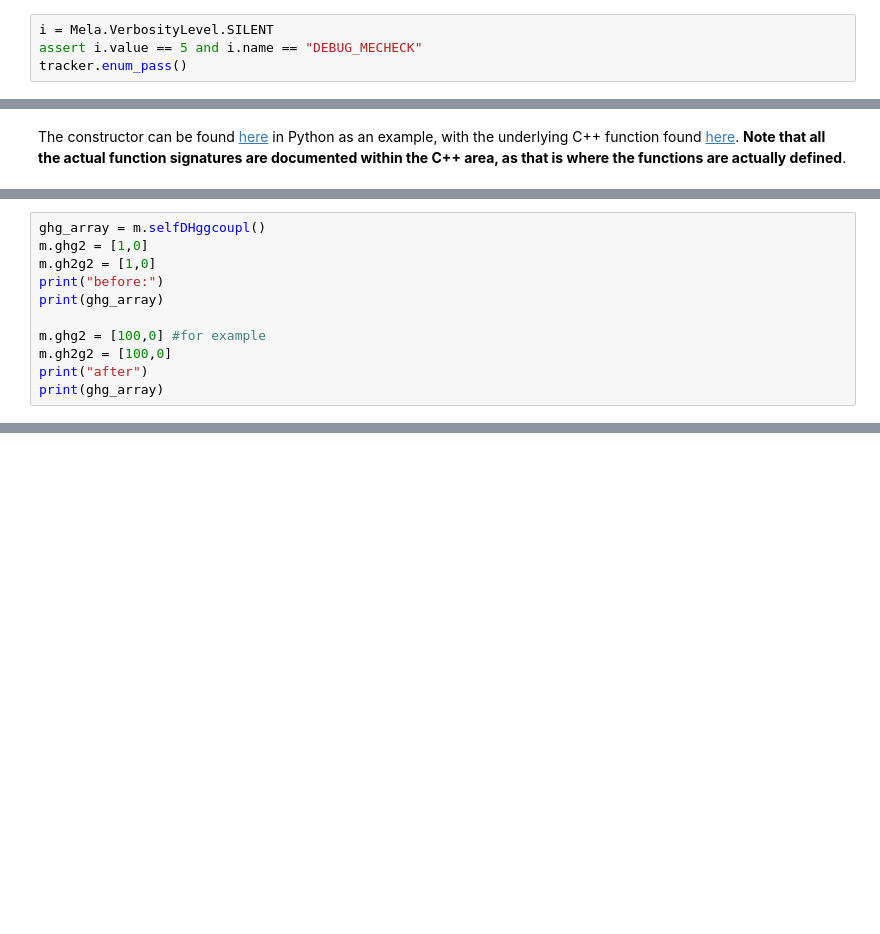
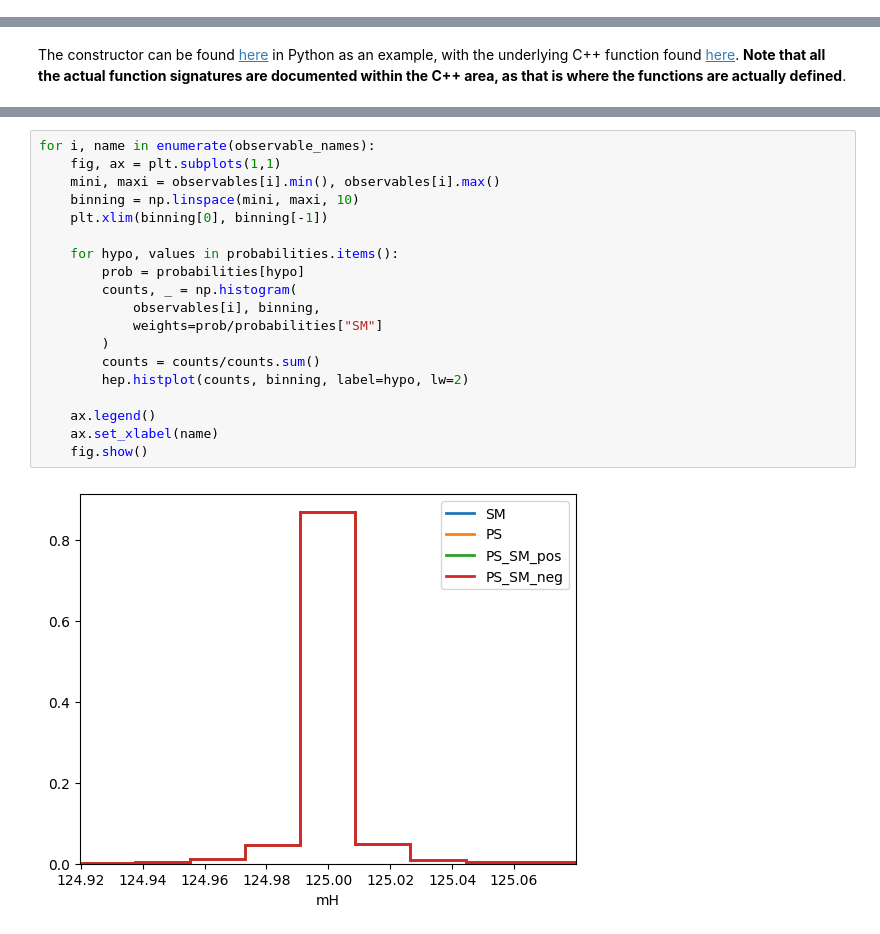
Before and after one commit to FNALLPC/cmseft, a Jupyter notebook: matrix_elements/Optimal_Observables.ipynb, the cells around one changed output, grey strips where cells are left out. Cells and saved outputs as stored; diff of their text form; blank space fills up the shorter version.

```diff
--- a/reweighting/Optimal_Observables.ipynb
+++ b/matrix_elements/Optimal_Observables.ipynb
@@ -229,4 +181,0 @@ dir(Mela.VerbosityLevel)
-# %%
-i = Mela.VerbosityLevel.SILENT
-assert i.value == 5 and i.name == "DEBUG_MECHECK"
-tracker.enum_pass()
@@ -305,11 +186,0 @@ This is why, just for you, the MELA team devised a series of names for each and
-# %%
-ghg_array = m.selfDHggcoupl()
-m.ghg2 = [1,0]
-m.gh2g2 = [1,0]
-print("before:")
-print(ghg_array)
-
-m.ghg2 = [100,0] #for example
-m.gh2g2 = [100,0]
-print("after")
-print(ghg_array)
@@ -369,0 +276,21 @@ For now, we will be using the JHUGen Matrix Elements
+# %%
+for i, name in enumerate(observable_names):
+    fig, ax = plt.subplots(1,1)
+    mini, maxi = observables[i].min(), observables[i].max()
+    binning = np.linspace(mini, maxi, 10)
+    plt.xlim(binning[0], binning[-1])
+
+    for hypo, values in probabilities.items():
+        prob = probabilities[hypo]
+        counts, _ = np.histogram(
+            observables[i], binning,
+            weights=prob/probabilities["SM"]
+        )
+        counts = counts/counts.sum()
+        hep.histplot(counts, binning, label=hypo, lw=2)
+
+    ax.legend()
+    ax.set_xlabel(name)
+    fig.show()
+# %% [output]
+[figure, added]
```
Also changed, not shown: parts of 45 cells of this notebook, 7 other files.
